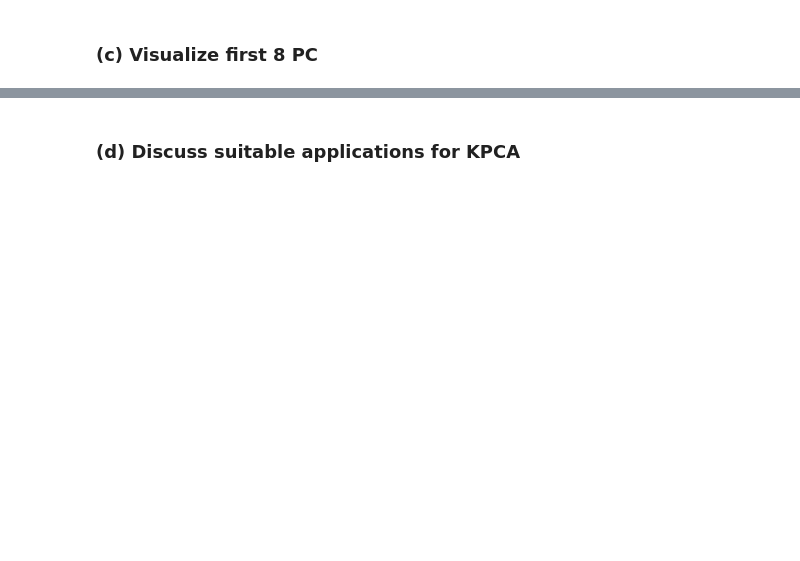
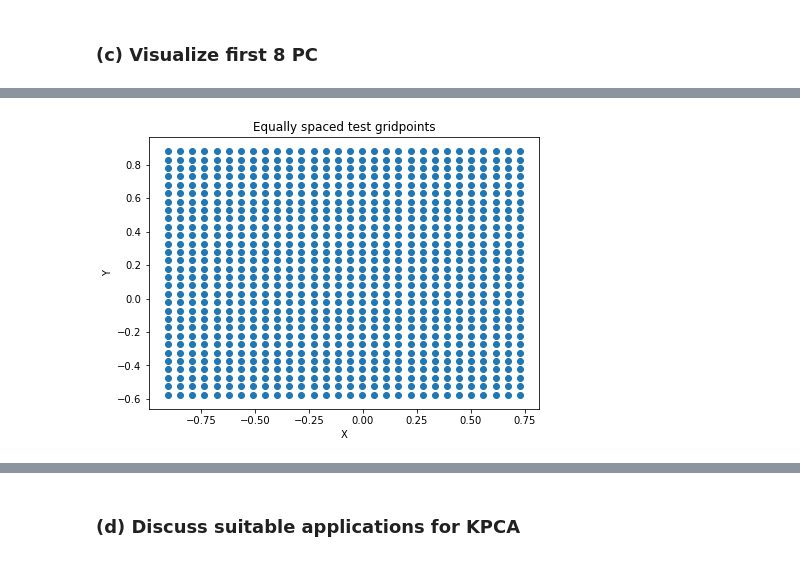
Before and after one commit to davidmunkacsi93/machine-intelligence, a Jupyter notebook: 04_Kernel_PCA/Assignment4.ipynb, the cells around one changed output, grey strips where cells are left out. Saved outputs shown, nothing was run; the diff lists cells and outputs as text; code cells hidden in the pictures; blank space fills up the shorter version.

```diff
--- a/04_Kernel_PCA/Assignment4.ipynb
+++ b/04_Kernel_PCA/Assignment4.ipynb
@@ -98,0 +119,24 @@ plt.show()
+# %%
+# Creating the test data (equally spaced gridpoints).
+# Acquiring maximal and minimal values of our toy data, to be able to define
+# a space.
+minX, minY = np.min(toyDataset,0)
+maxX, maxY = np.max(toyDataset, 0)
+
+# Dividing the space linear. Have to add deviation.
+sd=0.1
+x = np.linspace(minX-sd,maxX+sd,30)
+y = np.linspace(minY-sd,maxY+sd,30)
+
+# Return coordinate matrices from coordinate vector.
+xv,yv = np.meshgrid(x,y)
+
+# Plotting the grid.
+plt.figure(figsize=(7,5))
+plt.scatter(xv,yv)
+plt.xlabel('X')
+plt.ylabel('Y')
+plt.title('Equally spaced test gridpoints')
+plt.show()
+# %% [output]
+[figure, added]
```
Also changed, not shown: parts of 10 cells of this notebook.
